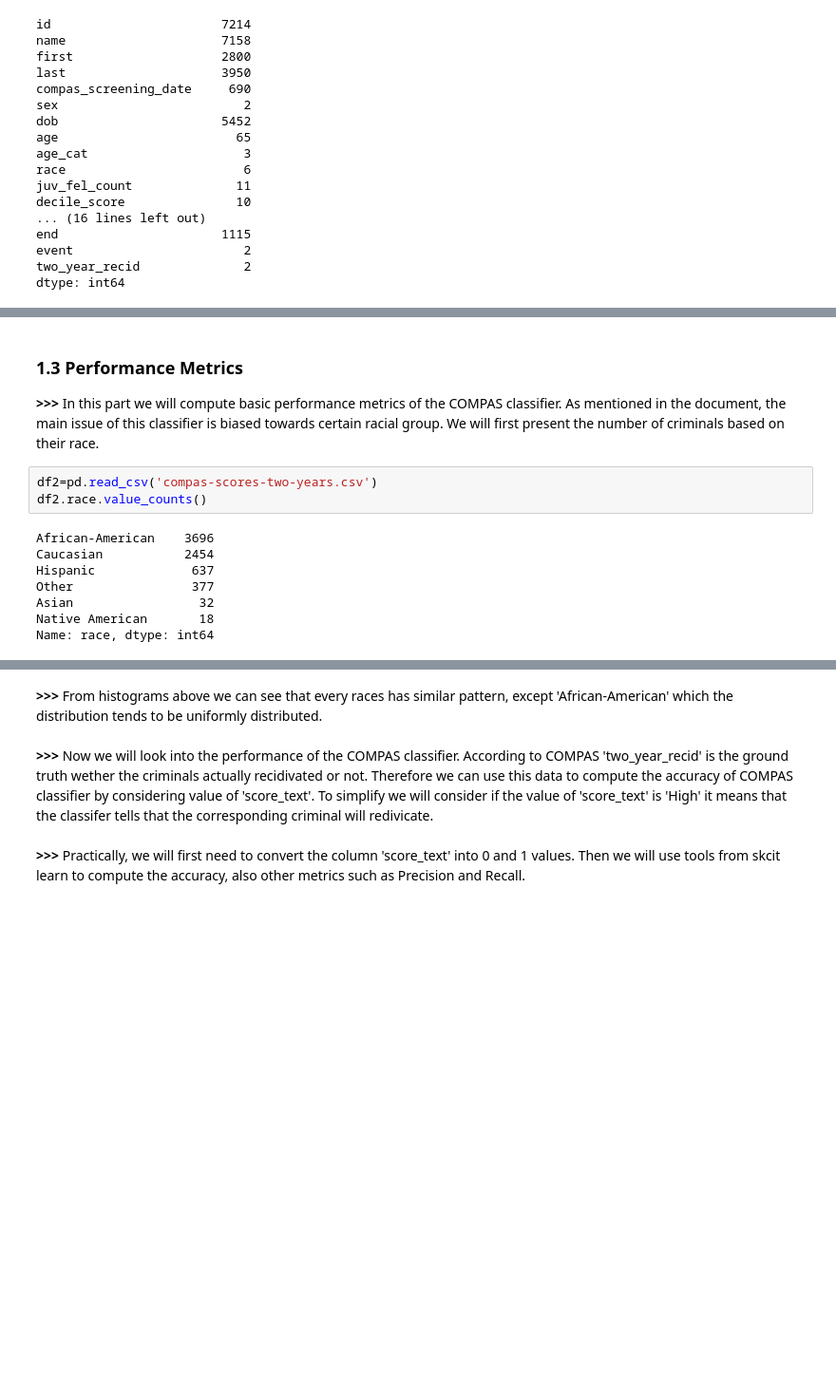
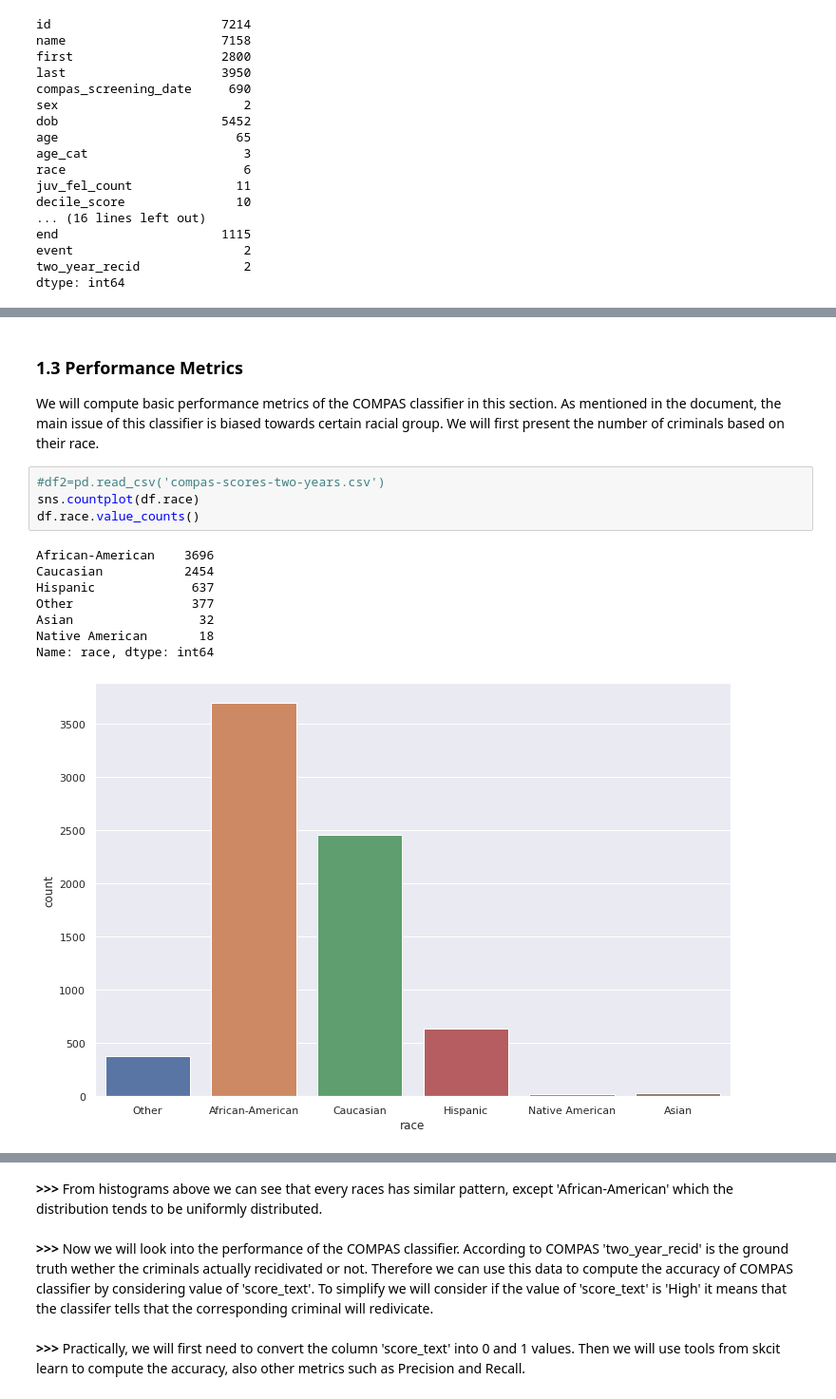
Before and after one commit to irmanfaqrizal/datascience, a Jupyter notebook: firstpart.ipynb, the cells around one changed output, grey strips where cells are left out. Shown at 95% size. Drawn from its saved outputs; the diff is of its cells as text; blank space fills up the shorter version.

```diff
--- a/firstpart.ipynb
+++ b/firstpart.ipynb
@@ -132,16 +141,18 @@ df
 # %% [markdown]
 <h3>1.3 Performance Metrics</h3>
-<b>>>></b> In this part we will compute basic performance metrics of the COMPAS classifier. As mentioned in the document, the main issue of this classifier is biased towards certain racial group.
+We will compute basic performance metrics of the COMPAS classifier in this section. As mentioned in the document, the main issue of this classifier is biased towards certain racial group.
 We will first present the number of criminals based on their race.
 # %%
-df2=pd.read_csv('compas-scores-two-years.csv')
-df2.race.value_counts()
+#df2=pd.read_csv('compas-scores-two-years.csv')
+sns.countplot(df.race)
+df.race.value_counts()
 # %% [output]
 African-American    3696
 Caucasian           2454
 Hispanic             637
 Other                377
 Asian                 32
 Native American       18
 Name: race, dtype: int64
+[figure, added]
 # %% [markdown]
```
Also changed, not shown: parts of 16 cells of this notebook.
